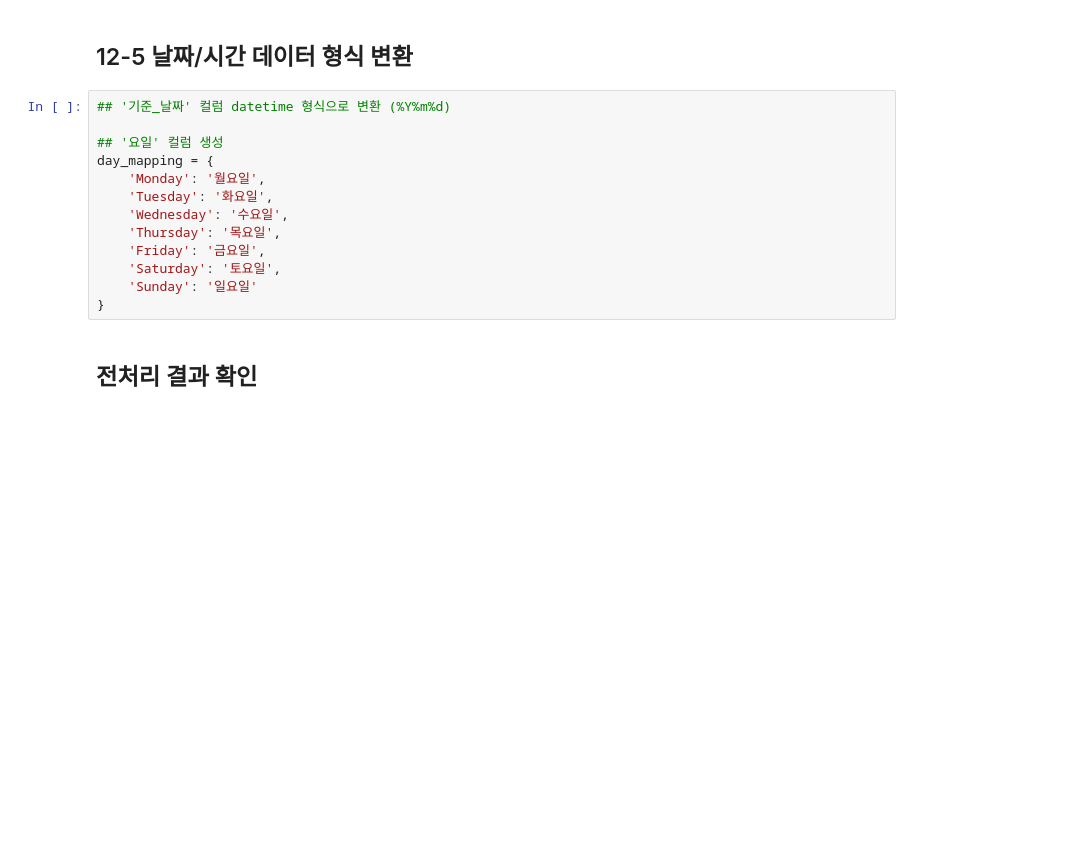
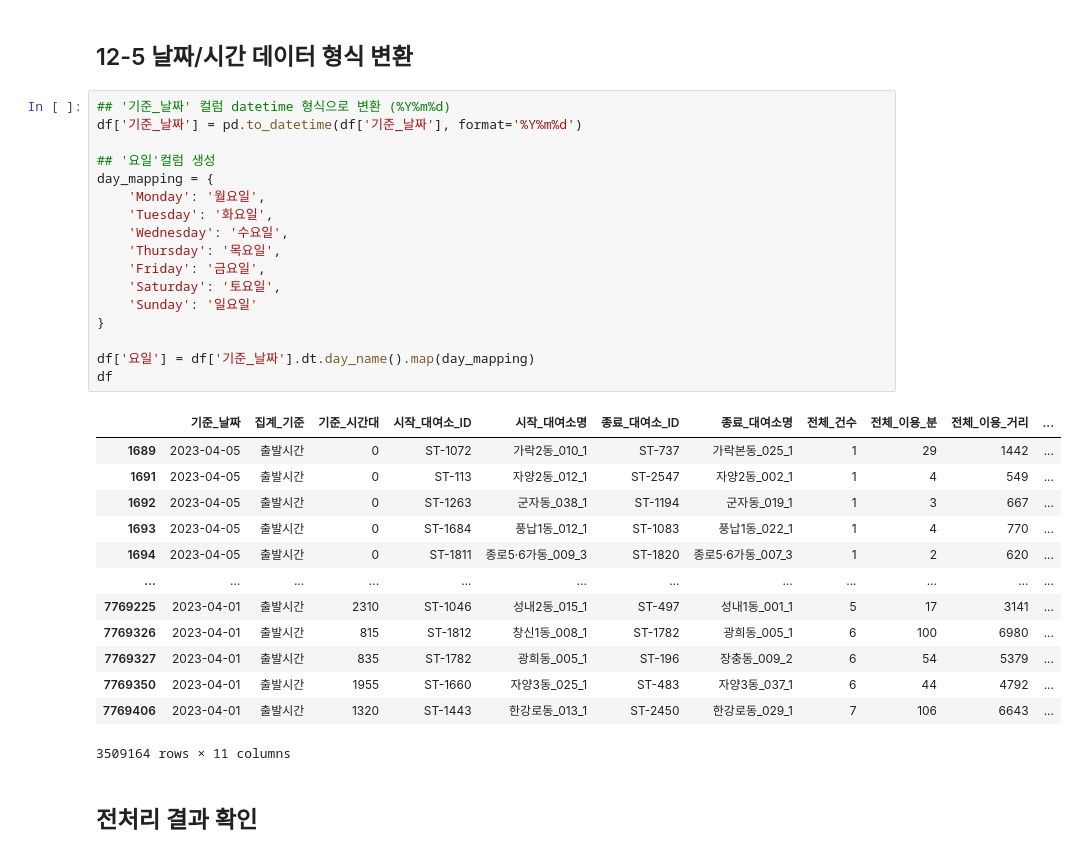
Before and after one commit to Dayeong-Hwang/Data-Analysis-with-Open-Source, a Jupyter notebook: 오픈소스_데이터_분석_12강.ipynb, the cells around one changed output. Saved outputs shown, nothing was run; the diff lists cells and outputs as text; blank space fills up the shorter version.

```diff
--- a/오픈소스_데이터_분석_12강.ipynb
+++ b/오픈소스_데이터_분석_12강.ipynb
@@ -167,17 +167,35 @@ print("범주형 데이터 요약 통계:\n", df.describe(include=['object']).to
 ## 12-5 날짜/시간 데이터 형식 변환
 # %%
 ## '기준_날짜' 컬럼 datetime 형식으로 변환 (%Y%m%d)
+df['기준_날짜'] = pd.to_datetime(df['기준_날짜'], format='%Y%m%d')
 
-## '요일' 컬럼 생성
+## '요일'컬럼 생성
 day_mapping = {
     'Monday': '월요일',
     'Tuesday': '화요일',
     'Wednesday': '수요일',
     'Thursday': '목요일',
     'Friday': '금요일',
     'Saturday': '토요일',
     'Sunday': '일요일'
 }
+
+df['요일'] = df['기준_날짜'].dt.day_name().map(day_mapping)
+df
+# %% [output]
+|  | 기준_날짜 | 집계_기준 | 기준_시간대 | 시작_대여소_ID | 시작_대여소명 | 종료_대여소_ID | 종료_대여소명 | 전체_건수 | 전체_이용_분 | 전체_이용_거리 | ... |
+| 1689 | 2023-04-05 | 출발시간 | 0 | ST-1072 | 가락2동_010_1 | ST-737 | 가락본동_025_1 | 1 | 29 | 1442 | ... |
+| 1691 | 2023-04-05 | 출발시간 | 0 | ST-113 | 자양2동_012_1 | ST-2547 | 자양2동_002_1 | 1 | 4 | 549 | ... |
+| 1692 | 2023-04-05 | 출발시간 | 0 | ST-1263 | 군자동_038_1 | ST-1194 | 군자동_019_1 | 1 | 3 | 667 | ... |
+| 1693 | 2023-04-05 | 출발시간 | 0 | ST-1684 | 풍납1동_012_1 | ST-1083 | 풍납1동_022_1 | 1 | 4 | 770 | ... |
+| 1694 | 2023-04-05 | 출발시간 | 0 | ST-1811 | 종로5·6가동_009_3 | ST-1820 | 종로5·6가동_007_3 | 1 | 2 | 620 | ... |
+| ... | ... | ... | ... | ... | ... | ... | ... | ... | ... | ... | ... |
+| 7769225 | 2023-04-01 | 출발시간 | 2310 | ST-1046 | 성내2동_015_1 | ST-497 | 성내1동_001_1 | 5 | 17 | 3141 | ... |
+| 7769326 | 2023-04-01 | 출발시간 | 815 | ST-1812 | 창신1동_008_1 | ST-1782 | 광희동_005_1 | 6 | 100 | 6980 | ... |
+| 7769327 | 2023-04-01 | 출발시간 | 835 | ST-1782 | 광희동_005_1 | ST-196 | 장충동_009_2 | 6 | 54 | 5379 | ... |
+| 7769350 | 2023-04-01 | 출발시간 | 1955 | ST-1660 | 자양3동_025_1 | ST-483 | 자양3동_037_1 | 6 | 44 | 4792 | ... |
+| 7769406 | 2023-04-01 | 출발시간 | 1320 | ST-1443 | 한강로동_013_1 | ST-2450 | 한강로동_029_1 | 7 | 106 | 6643 | ... |
+3509164 rows × 11 columns
 # %% [markdown]
 ## 전처리 결과 확인
 # %%
```
